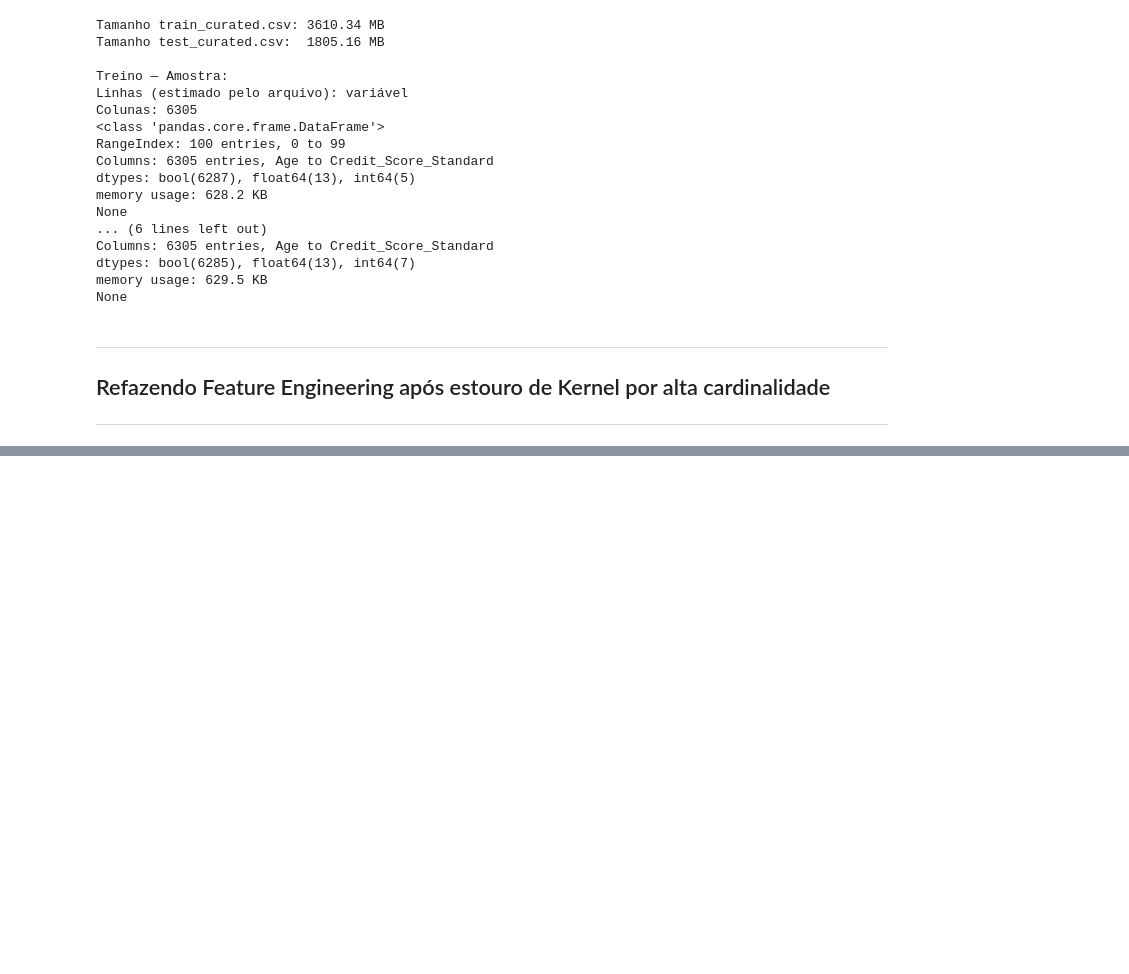
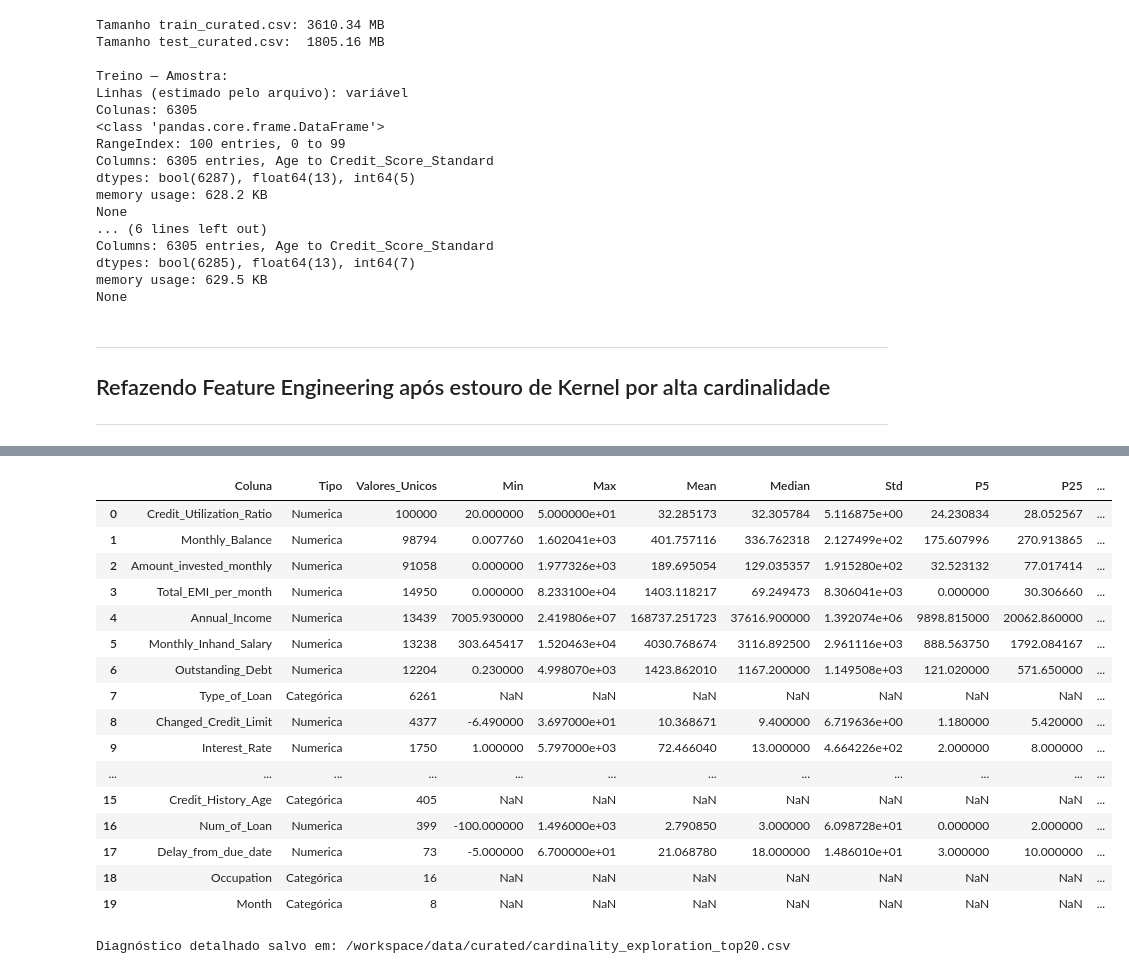
Before and after one commit to WRMELO/MBA_MLOPS, a Jupyter notebook: notebooks/feature_engineering_curadoria.ipynb, the cells around one changed output, grey strips where cells are left out. Cells and saved outputs as stored; diff of their text form; code cells hidden in the pictures; blank space fills up the shorter version.

```diff
--- a/notebooks/feature_engineering_curadoria.ipynb
+++ b/notebooks/feature_engineering_curadoria.ipynb
@@ -384,0 +1473,75 @@ Refazendo Feature Engineering após estouro de Kernel por alta cardinalidade
+# %%
+# ETAPA: DIAGNOSTICO EXPLORATORIO DETALHADO DAS TOP 20 VARIAVEIS
+
+import pandas as pd
+import numpy as np
+
+# Seleciona as 20 colunas com maior cardinalidade
+top20_cols = cardinality_df.head(20)['Coluna'].tolist()
+
+# Lista para armazenar resultados
+exploration_data = []
+
+for col in top20_cols:
+    serie = train_df[col]
+    if pd.api.types.is_numeric_dtype(serie):
+        summary = {
+            'Coluna': col,
+            'Tipo': 'Numerica',
+            'Valores_Unicos': serie.nunique(dropna=False),
+            'Min': serie.min(),
+            'Max': serie.max(),
+            'Mean': serie.mean(),
+            'Median': serie.median(),
+            'Std': serie.std(),
+            'P5': serie.quantile(0.05),
+            'P25': serie.quantile(0.25),
+            'P50': serie.quantile(0.50),
+            'P75': serie.quantile(0.75),
+            'P95': serie.quantile(0.95)
+        }
+    else:
+        freq = serie.value_counts(dropna=False).head(5)
+        summary = {
+            'Coluna': col,
+            'Tipo': 'Categórica',
+            'Valores_Unicos': serie.nunique(dropna=False),
+            'Mais_Comum_1': freq.index[0] if len(freq) > 0 else None,
+            'Freq_1': freq.iloc[0] if len(freq) > 0 else None,
+            'Mais_Comum_2': freq.index[1] if len(freq) > 1 else None,
+            'Freq_2': freq.iloc[1] if len(freq) > 1 else None,
+            'Mais_Comum_3': freq.index[2] if len(freq) > 2 else None,
+            'Freq_3': freq.iloc[2] if len(freq) > 2 else None
+        }
+    exploration_data.append(summary)
+
+# Converte para DataFrame
+exploration_df = pd.DataFrame(exploration_data)
+
+# Exibe tabela formatada no notebook
+from IPython.display import display
+display(exploration_df)
+
+# Salva para auditoria
+output_path = '/workspace/data/curated/cardinality_exploration_top20.csv'
+exploration_df.to_csv(output_path, index=False)
+print(f"Diagnóstico detalhado salvo em: {output_path}")
+# %% [output]
+|  | Coluna | Tipo | Valores_Unicos | Min | Max | Mean | Median | Std | P5 | P25 | ... |
+| 0 | Credit_Utilization_Ratio | Numerica | 100000 | 20.000000 | 5.000000e+01 | 32.285173 | 32.305784 | 5.116875e+00 | 24.230834 | 28.052567 | ... |
+| 1 | Monthly_Balance | Numerica | 98794 | 0.007760 | 1.602041e+03 | 401.757116 | 336.762318 | 2.127499e+02 | 175.607996 | 270.913865 | ... |
+| 2 | Amount_invested_monthly | Numerica | 91058 | 0.000000 | 1.977326e+03 | 189.695054 | 129.035357 | 1.915280e+02 | 32.523132 | 77.017414 | ... |
+| 3 | Total_EMI_per_month | Numerica | 14950 | 0.000000 | 8.233100e+04 | 1403.118217 | 69.249473 | 8.306041e+03 | 0.000000 | 30.306660 | ... |
+| 4 | Annual_Income | Numerica | 13439 | 7005.930000 | 2.419806e+07 | 168737.251723 | 37616.900000 | 1.392074e+06 | 9898.815000 | 20062.860000 | ... |
+| 5 | Monthly_Inhand_Salary | Numerica | 13238 | 303.645417 | 1.520463e+04 | 4030.768674 | 3116.892500 | 2.961116e+03 | 888.563750 | 1792.084167 | ... |
+| 6 | Outstanding_Debt | Numerica | 12204 | 0.230000 | 4.998070e+03 | 1423.862010 | 1167.200000 | 1.149508e+03 | 121.020000 | 571.650000 | ... |
+| 7 | Type_of_Loan | Categórica | 6261 | NaN | NaN | NaN | NaN | NaN | NaN | NaN | ... |
+| 8 | Changed_Credit_Limit | Numerica | 4377 | -6.490000 | 3.697000e+01 | 10.368671 | 9.400000 | 6.719636e+00 | 1.180000 | 5.420000 | ... |
+| 9 | Interest_Rate | Numerica | 1750 | 1.000000 | 5.797000e+03 | 72.466040 | 13.000000 | 4.664226e+02 | 2.000000 | 8.000000 | ... |
+| ... | ... | ... | ... | ... | ... | ... | ... | ... | ... | ... | ... |
+| 15 | Credit_History_Age | Categórica | 405 | NaN | NaN | NaN | NaN | NaN | NaN | NaN | ... |
+| 16 | Num_of_Loan | Numerica | 399 | -100.000000 | 1.496000e+03 | 2.790850 | 3.000000 | 6.098728e+01 | 0.000000 | 2.000000 | ... |
+| 17 | Delay_from_due_date | Numerica | 73 | -5.000000 | 6.700000e+01 | 21.068780 | 18.000000 | 1.486010e+01 | 3.000000 | 10.000000 | ... |
+| 18 | Occupation | Categórica | 16 | NaN | NaN | NaN | NaN | NaN | NaN | NaN | ... |
+| 19 | Month | Categórica | 8 | NaN | NaN | NaN | NaN | NaN | NaN | NaN | ... |
+Diagnóstico detalhado salvo em: /workspace/data/curated/cardinality_exploration_top20.csv
```
Also changed, not shown: parts of 39 cells of this notebook.
